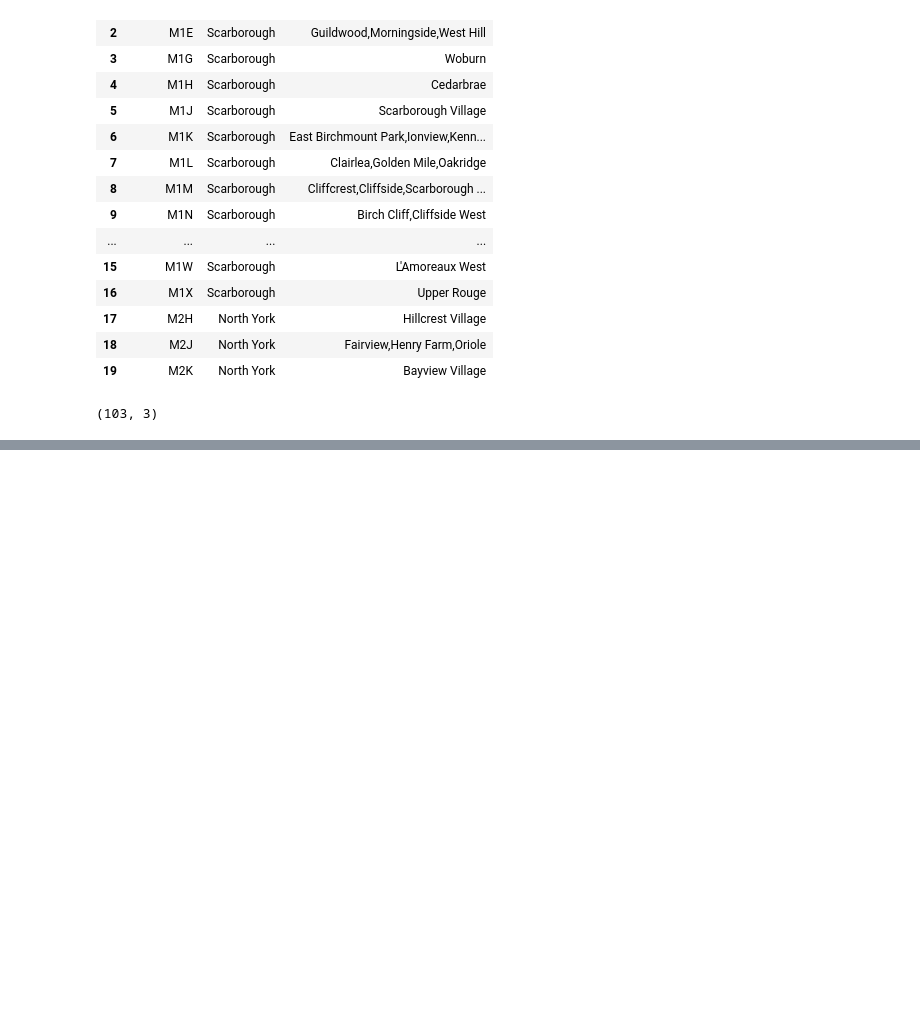
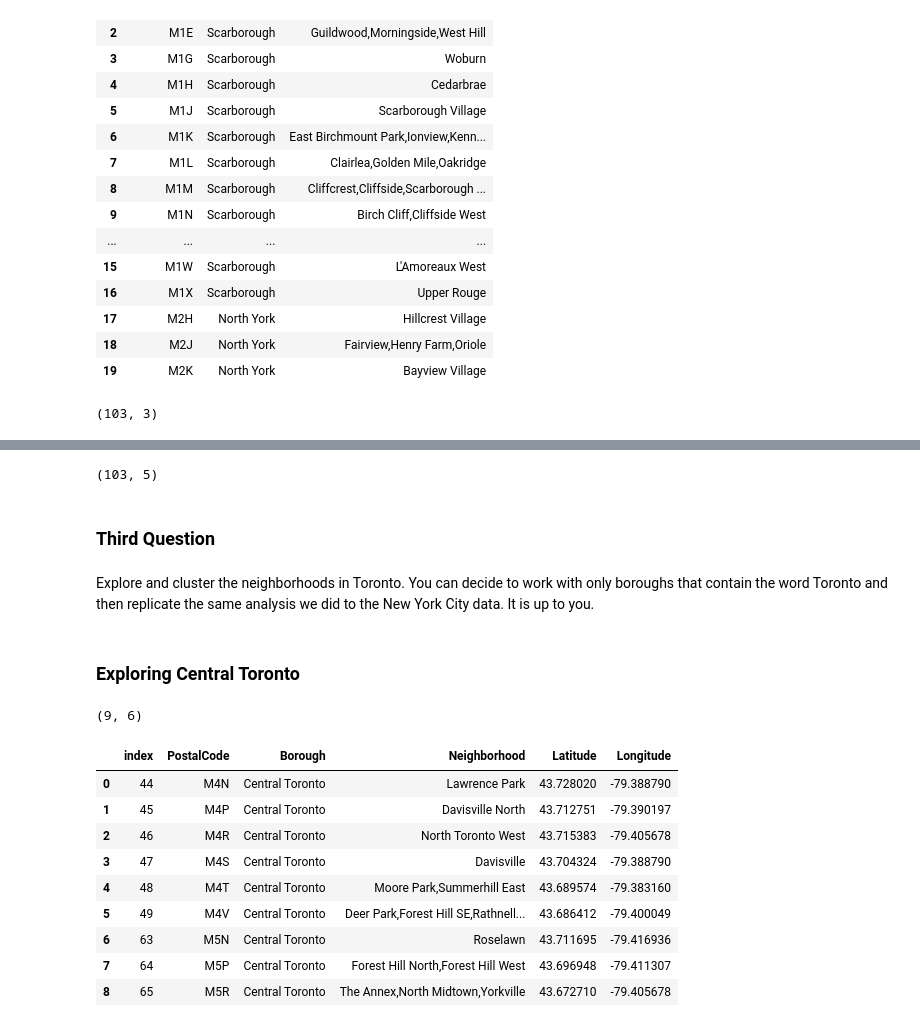
Before and after one commit to AnaMariaAnaMaria/Coursera_Capstone, a Jupyter notebook: Applied_Data_Science_Capstone.ipynb, the cells around one changed output, grey strips where cells are left out. Drawn from its saved outputs; the diff is of its cells as text; code cells hidden in the pictures; blank space fills up the shorter version.

```diff
--- a/Applied_Data_Science_Capstone.ipynb
+++ b/Applied_Data_Science_Capstone.ipynb
@@ -74,0 +109,5 @@ output.shape
+# %%
+filename = "http://cocl.us/Geospatial_data"
+headers = ["PostalCode","Latitude","Longitude"]
+coordinates = pd.read_csv(filename, names = headers,skiprows=1)
+coordinates.head(10)
@@ -74,0 +130,3 @@ output.shape
+# %%
+new_output = pd.merge(output, coordinates, on='PostalCode')
+new_output.head(10)
@@ -74,0 +145,11 @@ output.shape
+# %%
+new_output.shape
+# %% [output]
+(103, 5)
+# %% [markdown]
+### Third Question
+# %% [markdown]
+Explore and cluster the neighborhoods in Toronto.
+You can decide to work with only boroughs that contain the word Toronto and then replicate the same analysis we did to the New York City data. It is up to you.
+# %% [markdown]
+### Exploring Central Toronto
@@ -74,0 +159,18 @@ output.shape
+# %%
+#there are 9 postal codes "Central Toronto"
+subset.shape
+# %% [output]
+(9, 6)
+# %%
+subset
+# %% [output]
+|  | index | PostalCode | Borough | Neighborhood | Latitude | Longitude |
+| 0 | 44 | M4N | Central Toronto | Lawrence Park | 43.728020 | -79.388790 |
+| 1 | 45 | M4P | Central Toronto | Davisville North | 43.712751 | -79.390197 |
+| 2 | 46 | M4R | Central Toronto | North Toronto West | 43.715383 | -79.405678 |
+| 3 | 47 | M4S | Central Toronto | Davisville | 43.704324 | -79.388790 |
+| 4 | 48 | M4T | Central Toronto | Moore Park,Summerhill East | 43.689574 | -79.383160 |
+| 5 | 49 | M4V | Central Toronto | Deer Park,Forest Hill SE,Rathnell... | 43.686412 | -79.400049 |
+| 6 | 63 | M5N | Central Toronto | Roselawn | 43.711695 | -79.416936 |
+| 7 | 64 | M5P | Central Toronto | Forest Hill North,Forest Hill West | 43.696948 | -79.411307 |
+| 8 | 65 | M5R | Central Toronto | The Annex,North Midtown,Yorkville | 43.672710 | -79.405678 |
```
Also changed, not shown: parts of 47 cells of this notebook.
